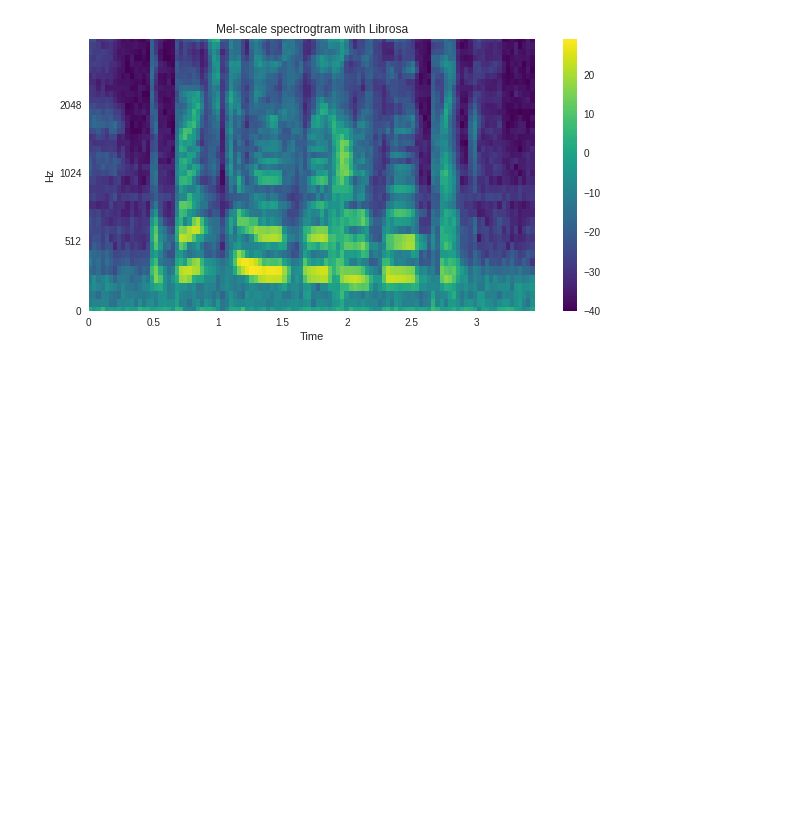
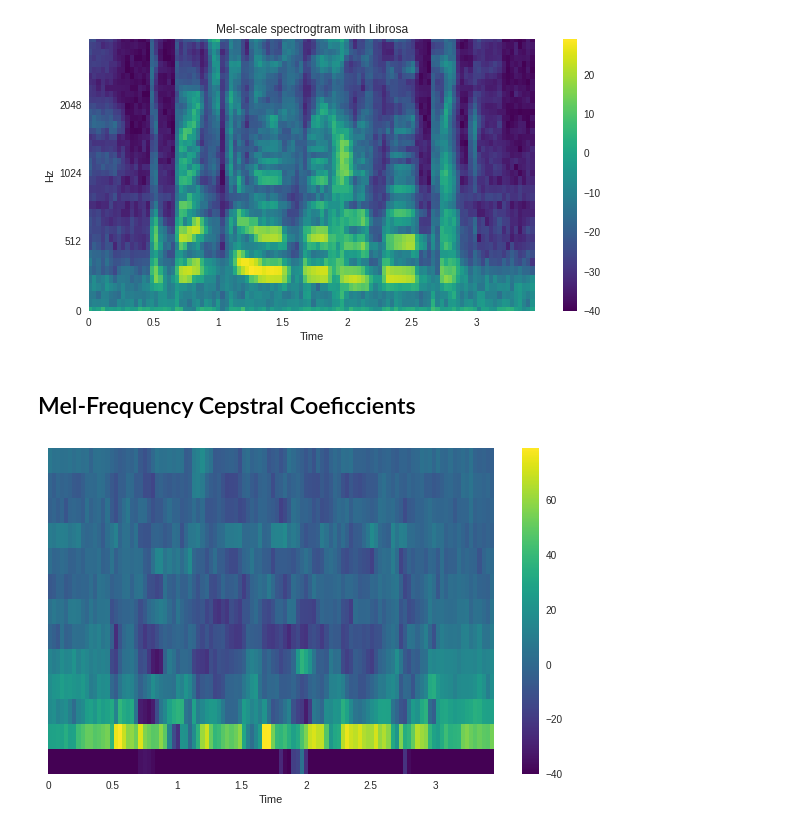
Before and after one commit to cattaneoluca/ML_for_audio, a Jupyter notebook: seminar_1/seminar_1.ipynb, the cells around one changed output. Saved outputs shown, nothing was run; the diff lists cells and outputs as text; code cells hidden in the pictures; blank space fills up the shorter version.

```diff
--- a/seminar_1/seminar_1.ipynb
+++ b/seminar_1/seminar_1.ipynb
@@ -235,3 +235,5 @@ plt.colorbar()
 plt.title('Mel-scale spectrogtram with Librosa');
 # %% [output]
 [figure]
+# %% [markdown]
+## Mel-Frequency Cepstral Coeficcients
@@ -237,0 +242,15 @@ plt.title('Mel-scale spectrogtram with Librosa');
+# %%
+num_ceps = 13
+mfcc_frames = dct(mel_spectrogram, type=2, axis=0, norm='ortho')[0:num_ceps,:]
+
+# prof used an custom function to plot the mfcc
+# %%
+# compute with LIBROSA
+X_mfcc = librosa.feature.mfcc(S = librosa.power_to_db(X_mel), sr=sample_rate, n_mfcc= num_ceps)
+
+plt.figure(figsize=(10,6))
+librosa.display.specshow(X_mfcc, sr= sample_rate, hop_length= hop_length, x_axis='time', cmap='viridis');
+plt.clim(-40, None)
+plt.colorbar();
+# %% [output]
+[figure, added]
```
Also changed, not shown: parts of 1 cell of this notebook.
